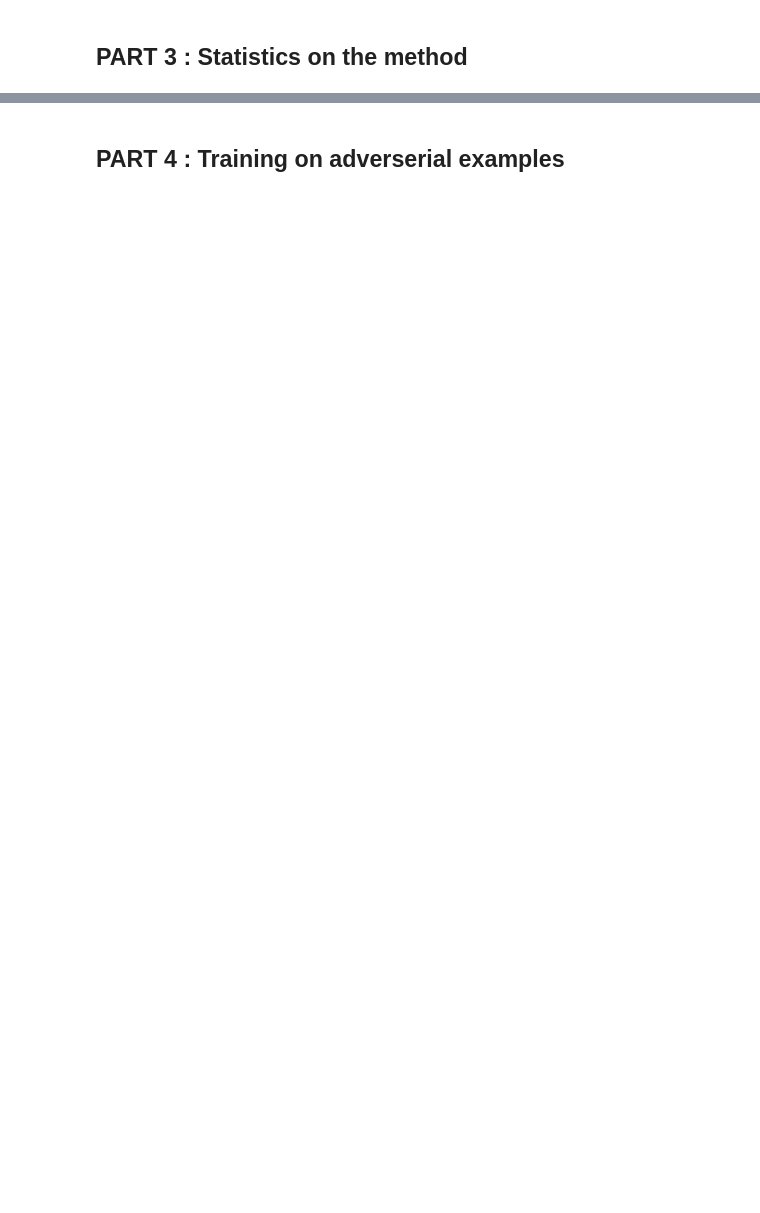
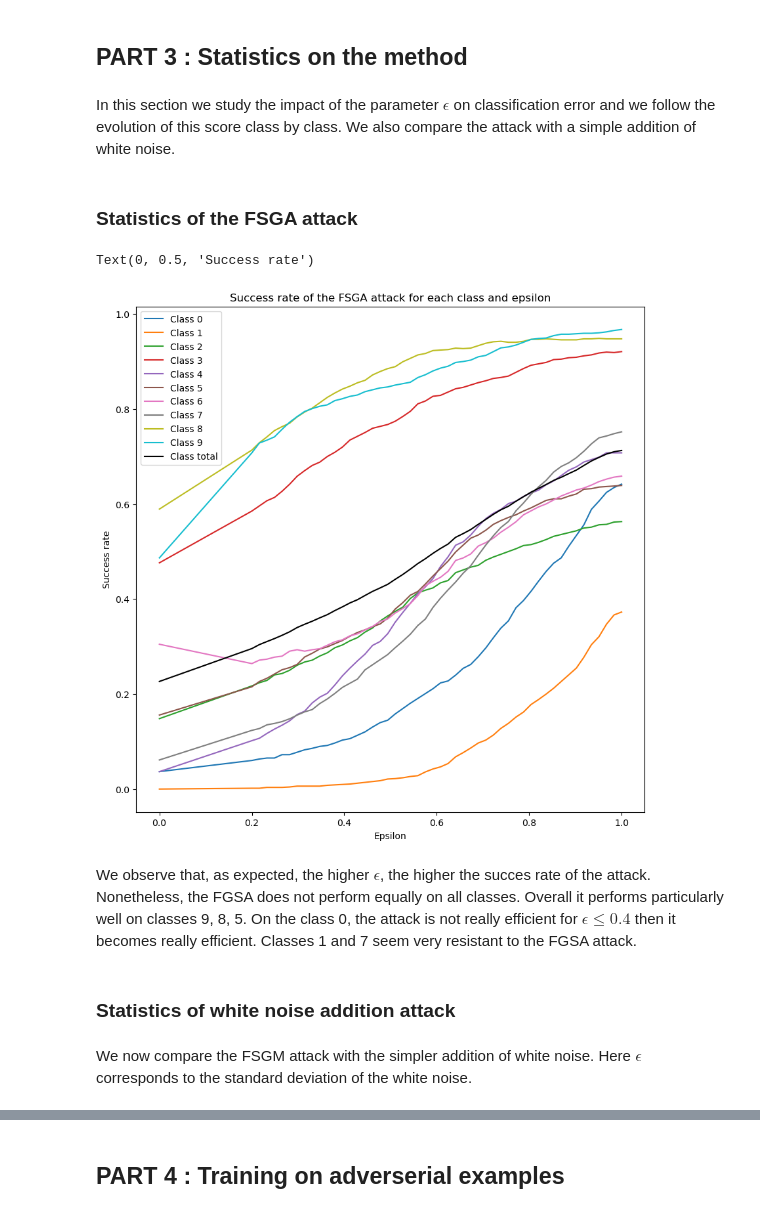
Before and after one commit to abelmaxv/ARIA-image-devoir, a Jupyter notebook: devoir.ipynb, the cells around one changed output, grey strips where cells are left out. Cells and saved outputs as stored; diff of their text form; code cells hidden in the pictures; blank space fills up the shorter version.

```diff
--- a/devoir.ipynb
+++ b/devoir.ipynb
@@ -295,2 +295,57 @@ plt.tight_layout()
 # %% [markdown]
 ## PART 3 : Statistics on the method
+# %% [markdown]
+In this section we study the impact of the parameter $\epsilon$ on classification error and we follow the evolution of this score class by class. We also compare the attack with a simple addition of white noise.
+# %% [markdown]
+### Statistics of the FSGA attack
+# %%
+images = torch.stack([img for img, _ in test_dataset])
+labels = torch.tensor([label for _, label in test_dataset])
+# %%
+epsilons = torch.concat([torch.zeros(1), torch.linspace(0.2, 1, 50)])
+
+evolution = {
+    0 : [],
+    1 : [],
+    2 : [],
+    3 : [],
+    4 : [],
+    5 : [],
+    6 : [],
+    7 : [],
+    8 : [],
+    9 : [],
+    "total" :[]
+}
+
+
+for e in tqdm(epsilons):
+    for key in evolution.keys():
+        inputs = images
+        inputs_labels = labels
+        if type(key) == int:
+            inputs = images[labels == key]
+            inputs_labels = torch.zeros(len(inputs)) + key
+        adv_images, _ = generate_adverserial_examples(model, criterion, inputs, inputs_labels, e, batch = True)
+        adv_labels = torch.argmax(model(adv_images), dim = 1)
+        success_rate = (adv_labels != inputs_labels.to(device)).float().mean().item()
+        evolution[key].append(success_rate)
+# %%
+fig, ax = plt.subplots(1,1, figsize = (10,10))
+colors = ['#1f77b4', '#ff7f0e', '#2ca02c', '#d62728', '#9467bd',
+          '#8c564b', '#e377c2', '#7f7f7f', '#bcbd22', '#17becf', '#000000']
+for i, key in enumerate(evolution.keys()):
+    ax.plot(epsilons, evolution[key], label = f"Class {key}", color=colors[i])
+ax.legend()
+ax.set_title("Success rate of the FSGA attack for each class and epsilon")
+ax.set_xlabel("Epsilon")
+ax.set_ylabel("Success rate")
+# %% [output]
+Text(0, 0.5, 'Success rate')
+[figure, added]
+# %% [markdown]
+We observe that, as expected, the higher $\epsilon$, the higher the succes rate of the attack. Nonetheless, the FGSA does not perform equally on all classes. Overall it performs particularly well on classes 9, 8, 5. On the class 0, the attack is not really efficient for $\epsilon \le 0.4$ then it becomes really efficient. Classes 1 and 7 seem very resistant to the FGSA attack.
+# %% [markdown]
+### Statistics of white noise addition attack
+# %% [markdown]
+We now compare the FSGM attack with the simpler addition of white noise. Here $\epsilon$ corresponds to the standard deviation of the white noise.
```
Also changed, not shown: parts of 10 cells of this notebook.
